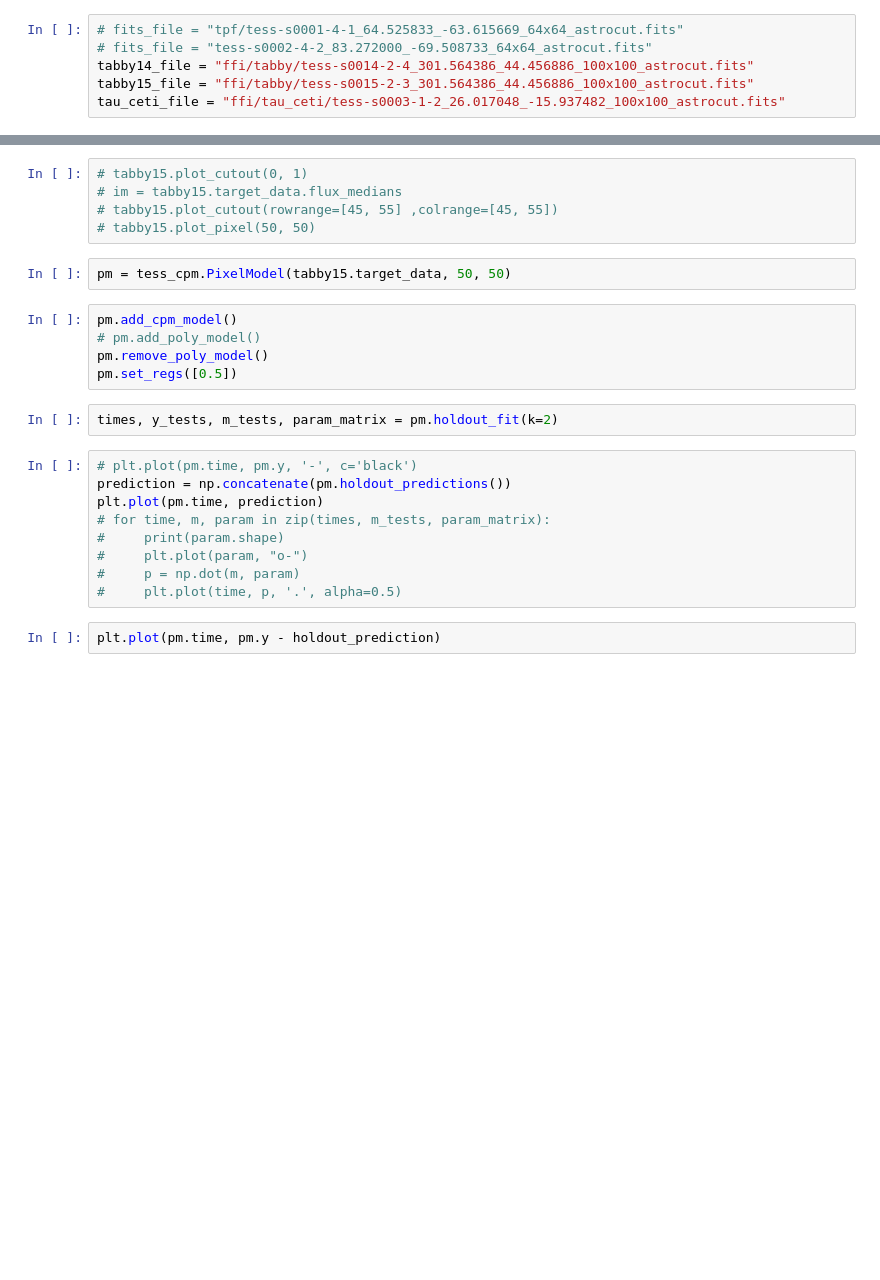
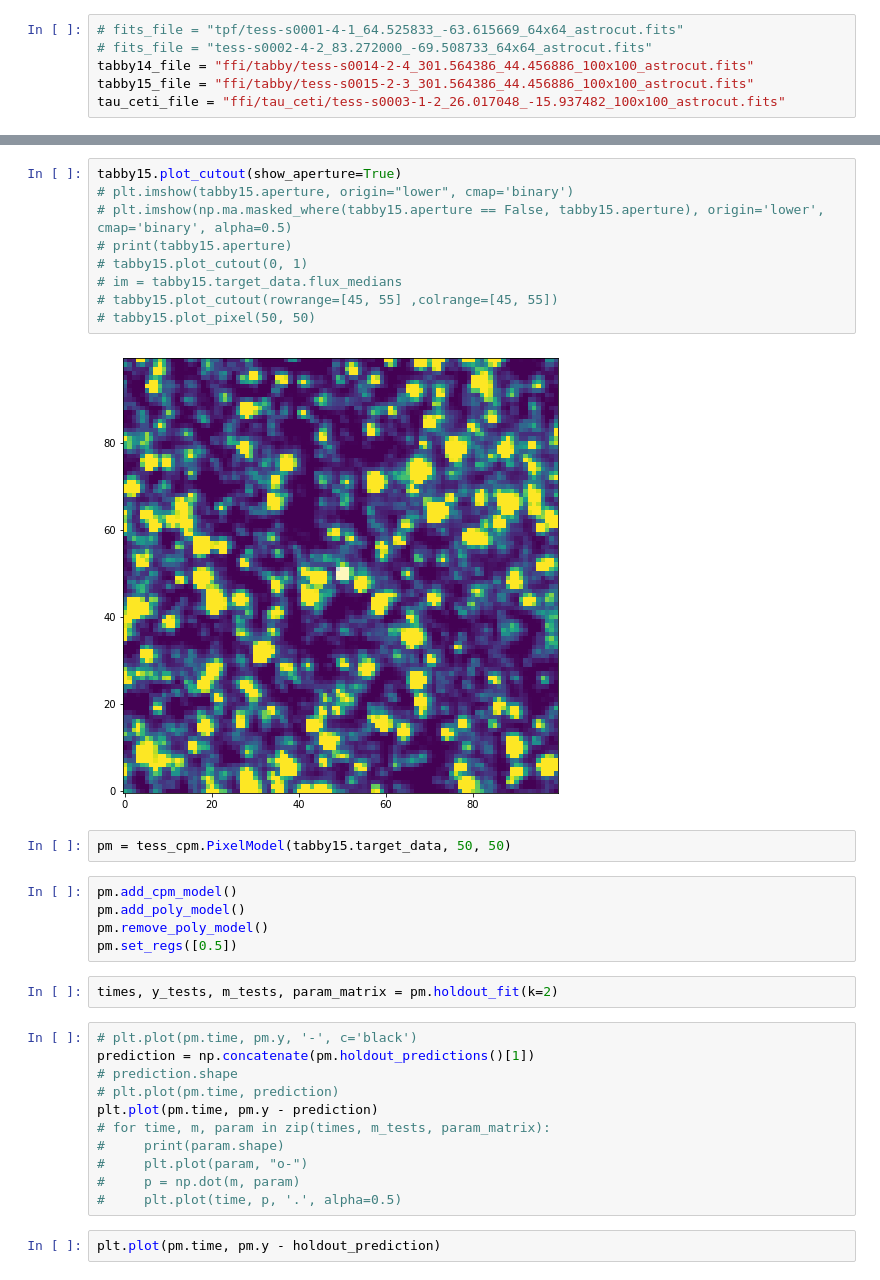
Before and after one commit to soichiro-hattori/unpopular, a Jupyter notebook: tester.ipynb, the cells around one changed output, grey strips where cells are left out. Cells and saved outputs as stored; diff of their text form; blank space fills up the shorter version.

```diff
--- a/tester.ipynb
+++ b/tester.ipynb
@@ -21,21 +44,29 @@ tabby15 = tess_cpm.Source(tabby15_file)
 # %%
+tabby15.plot_cutout(show_aperture=True)
+# plt.imshow(tabby15.aperture, origin="lower", cmap='binary')
+# plt.imshow(np.ma.masked_where(tabby15.aperture == False, tabby15.aperture), origin='lower', cmap='binary', alpha=0.5)
+# print(tabby15.aperture)
 # tabby15.plot_cutout(0, 1)
 # im = tabby15.target_data.flux_medians
 # tabby15.plot_cutout(rowrange=[45, 55] ,colrange=[45, 55])
 # tabby15.plot_pixel(50, 50)
+# %% [output]
+[figure, added]
 # %%
 pm = tess_cpm.PixelModel(tabby15.target_data, 50, 50)
 # %%
 pm.add_cpm_model()
-# pm.add_poly_model()
+pm.add_poly_model()
 pm.remove_poly_model()
 pm.set_regs([0.5])
 # %%
 times, y_tests, m_tests, param_matrix = pm.holdout_fit(k=2)
 # %%
 # plt.plot(pm.time, pm.y, '-', c='black')
-prediction = np.concatenate(pm.holdout_predictions())
-plt.plot(pm.time, prediction)
+prediction = np.concatenate(pm.holdout_predictions()[1])
+# prediction.shape
+# plt.plot(pm.time, prediction)
+plt.plot(pm.time, pm.y - prediction)
 # for time, m, param in zip(times, m_tests, param_matrix):
 #     print(param.shape)
 #     plt.plot(param, "o-")
```
Also changed, not shown: parts of 7 cells of this notebook, 3 other files.
